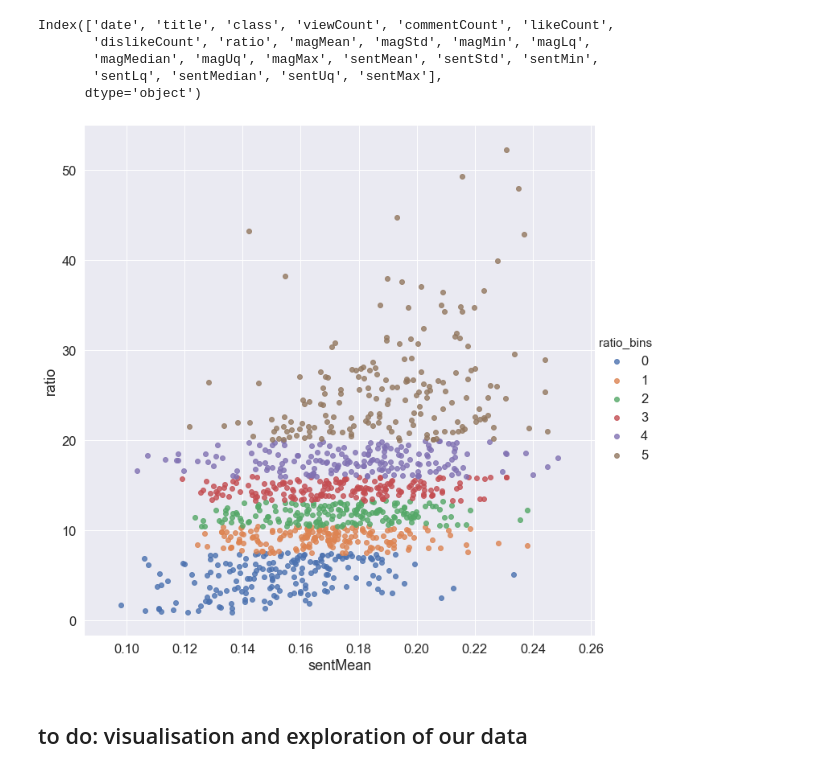
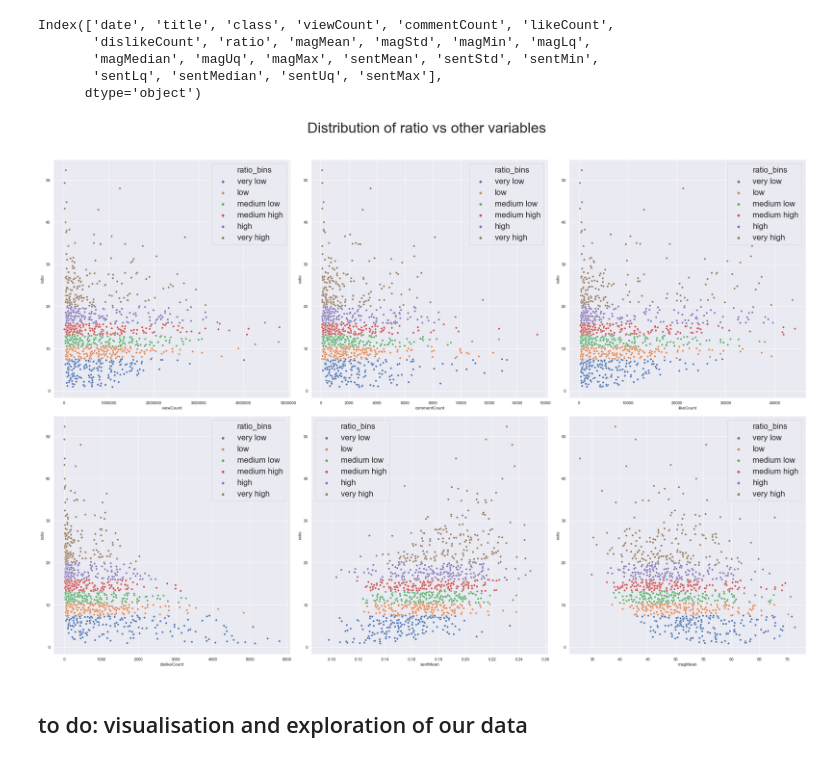
Before and after one commit to snc-89/sentiment_analysis_notebook, a Jupyter notebook: visualisation and exploration.ipynb, the cells around one changed output. Cells and saved outputs as stored; diff of their text form; code cells hidden in the pictures.

Commit message:
created scatterplots of key variables vs ratio. created histogram subplots

```diff
--- a/visualisation and exploration.ipynb
+++ b/visualisation and exploration.ipynb
@@ -45,12 +45,27 @@ Index(['date', 'title', 'class', 'viewCount', 'commentCount', 'likeCount',
 # %%
 #6 equally distributed categories of likes/dislikes ratio
 bin_labels = [0,1,2,3,4,5]
-vids['ratio_bins'] = pd.qcut(plotting_df['ratio'], q=6, labels = bin_labels)
+vids['ratio_bins'] = pd.qcut(vids['ratio'], q=6, labels = bin_labels)
-# %%
-#basic visualisation of ratio between sentiment and ratio
-_p = sns.lmplot("sentMean", "ratio", data=vids, fit_reg=False, hue='ratio_bins', height=10)
-# %% [output]
-[figure, removed]
+# %%
+plotting_df = vids
+bin_labels = ['very low','low','medium low','medium high','high','very high']
+plotting_df['ratio_bins'] = pd.qcut(plotting_df['ratio'], q=6, labels = bin_labels)
+# %%
+#basic visualisation of ratio between sentiment and ratio
+fig,axes = plt.subplots(2, 3, sharex=False, sharey=False,figsize = (30,20))
+
+cols = ['viewCount','commentCount','likeCount',
+              'dislikeCount','sentMean','magMean']
+
+fig.suptitle('Distribution of ratio vs other variables', size='40',y=1.05)
+sns.set(font_scale=2)
+plt.tight_layout()
+
+
+for i, ax in enumerate(axes.flat):
+    sns.scatterplot(data=plotting_df, x=cols[i], y="ratio", hue='ratio_bins',ax=ax)
+# %% [output]
+[figure, added]
 # %% [markdown]
 ## to do: visualisation and exploration of our data
 # %%
```
Also changed, not shown: parts of 7 cells of this notebook, 1 other file.
